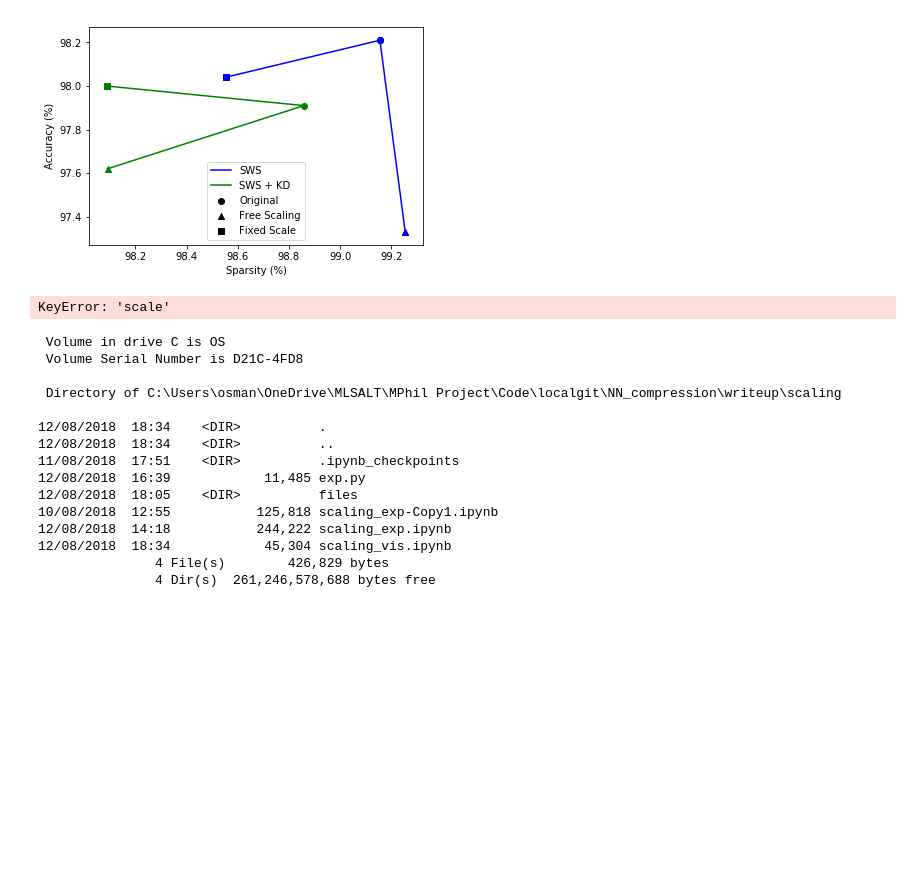
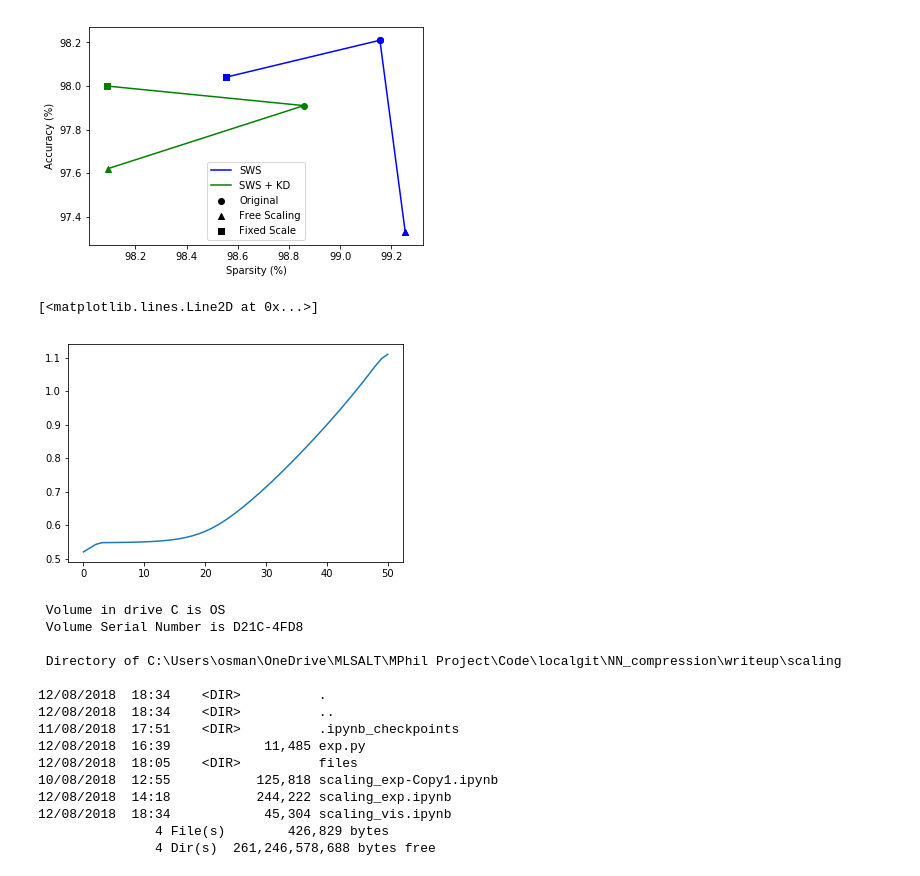
Before and after one commit to okz12/NN_compression, a Jupyter notebook: writeup/scaling/scaling_vis.ipynb, the cells around one changed output. Drawn from its saved outputs; the diff is of its cells as text; code cells hidden in the pictures; blank space fills up the shorter version.

```diff
--- a/writeup/scaling/scaling_vis.ipynb
+++ b/writeup/scaling/scaling_vis.ipynb
@@ -43,19 +43,19 @@ if (model == "LeNet_300_100"):
     kdsfr = loadfile(250, 10, 2500, 1250, 2e-6, 4, 16, model, model_save_dir = "./files", scaling=True, fn = "_MSE_S0", dset = dset)
 
 else:
-    sws = loadfile(1, 0.1, 1000, 1000, 1e-6, int(0), 16, model, scaling=False, model_save_dir = "../sws/files", dset = dset)
-    swss = loadfile(1, 0.1, 1000, 1000, 2e-6, int(0), 16, model, scaling=True, model_save_dir = "./files", dset = dset)
-    swssf = loadfile(1, 0.1, 1000, 1000, 2e-6, int(0), 16, model, scaling=True, model_save_dir = "./files", fn="_S0", dset = dset)
-    kd = loadfile(250, 10, 2500, 1250, 2e-7, 3, 16, model, model_save_dir = "../vastkd/files", scaling=False, fn = "", dset = dset)
-    kds = loadfile(250, 10, 2500, 1250, 2e-7, 4, 16, model, model_save_dir = "./files", scaling=True, fn = "_MSE", dset = dset)
-    kdsf = loadfile(250, 10, 2500, 1250, 2e-7, 4, 16, model, model_save_dir = "./files", scaling=True, fn = "_MSE_S0", dset = dset)
+    swsr = loadfile(1, 0.1, 1000, 1000, 1e-6, int(0), 16, model, scaling=False, model_save_dir = "../sws/files", dset = dset)
+    swssr = loadfile(1, 0.1, 1000, 1000, 2e-6, int(0), 16, model, scaling=True, model_save_dir = "./files", dset = dset)
+    swssfr = loadfile(1, 0.1, 1000, 1000, 2e-6, int(0), 16, model, scaling=True, model_save_dir = "./files", fn="_S0", dset = dset)
+    kdr = loadfile(250, 10, 2500, 1250, 2e-7, 3, 16, model, model_save_dir = "../vastkd/files", scaling=False, fn = "", dset = dset)
+    kdsr = loadfile(250, 10, 2500, 1250, 2e-7, 4, 16, model, model_save_dir = "./files", scaling=True, fn = "_MSE", dset = dset)
+    kdsfr = loadfile(250, 10, 2500, 1250, 2e-7, 4, 16, model, model_save_dir = "./files", scaling=True, fn = "_MSE_S0", dset = dset)
 s_exp = pd.DataFrame(columns = ["method", "acc", "sp"])
-s_exp.loc[0] = (["sws", sws["prune_acc"]["test"], sws["sparsity"]])
-s_exp.loc[1] = (["swss", swss["prune_acc"]["test"], swss["sparsity"]])
-s_exp.loc[2] = (["swssf", swssf["prune_acc"]["test"], swssf["sparsity"]])
-s_exp.loc[3] = (["kd", kd["prune_acc"]["test"], kd["sparsity"]])
-s_exp.loc[4] = (["kds", kds["prune_acc"]["test"], kds["sparsity"]])
-s_exp.loc[5] = (["kdsf", kdsf["prune_acc"]["test"], kdsf["sparsity"]])
+s_exp.loc[0] = (["sws", swsr["prune_acc"]["test"], swsr["sparsity"]])
+s_exp.loc[1] = (["swss", swssr["prune_acc"]["test"], swssr["sparsity"]])
+s_exp.loc[2] = (["swssf", swssfr["prune_acc"]["test"], swssfr["sparsity"]])
+s_exp.loc[3] = (["kd", kdr["prune_acc"]["test"], kdr["sparsity"]])
+s_exp.loc[4] = (["kds", kdsr["prune_acc"]["test"], kdsr["sparsity"]])
+s_exp.loc[5] = (["kdsf", kdsfr["prune_acc"]["test"], kdsfr["sparsity"]])
 
 s = s_exp.query("method == \'sws\'")
 ss = s_exp.query("method == \'swss\'")
@@ -93,9 +93,10 @@ plt.xlabel('Sparsity (%)')
 Text(0.5,0,'Sparsity (%)')
 [figure]
 # %%
-plt.plot(kds['scale'][:,1])
+plt.plot(swssr['scale'][:,1])
 # %% [output]
-KeyError: 'scale'
+[<matplotlib.lines.Line2D at 0x...>]
+[figure, added]
 # %%
 ! dir
 # %% [output]
```
Also changed, not shown: 1 other file.
